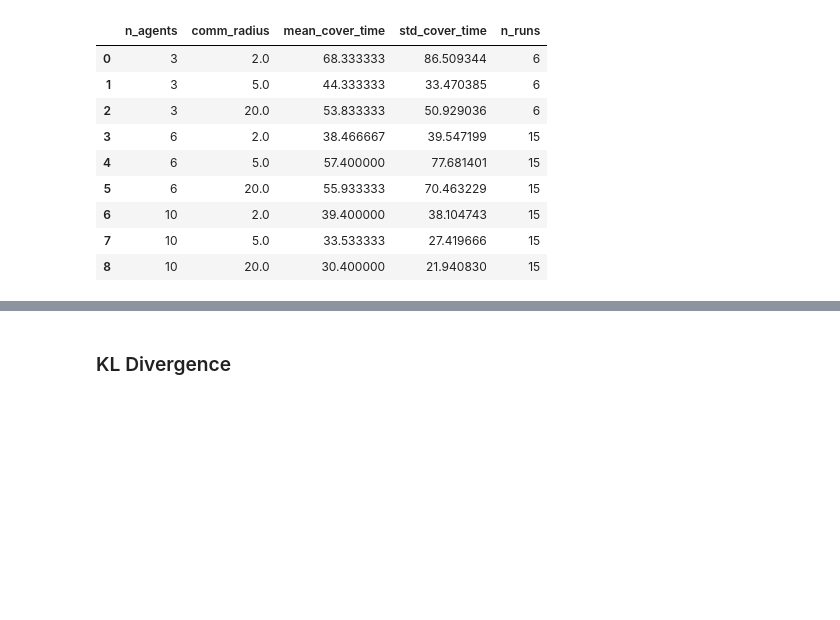
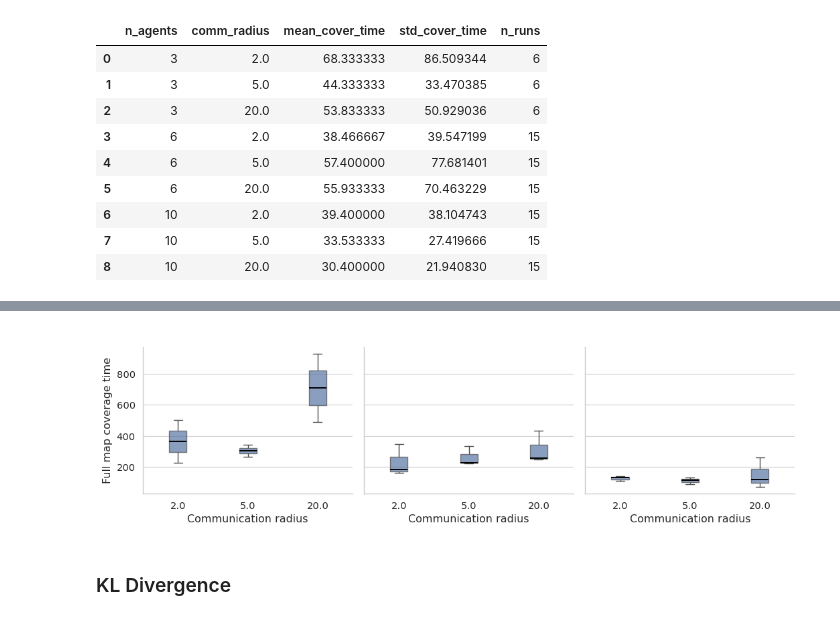
Before and after one commit to sastry-group/MAES, a Jupyter notebook: viz/plot_multiple_methods.ipynb, the cells around one changed output, grey strips where cells are left out. Cells and saved outputs as stored; diff of their text form; code cells hidden in the pictures; blank space fills up the shorter version.

```diff
--- a/viz/plot_multiple_methods.ipynb
+++ b/viz/plot_multiple_methods.ipynb
@@ -846,35 +928,48 @@ final_cover_table
 # %%
 import seaborn as sns
 import matplotlib.pyplot as plt
+
+sns.set_theme(
+    style="whitegrid",
+    context="paper",
+    font_scale=1.2,
+)
+
 g = sns.catplot(
     data=cover_df,
     x="comm_radius",
     y="cover_time",
     col="n_agents",
-    hue="comm_radius",
     kind="box",
     showfliers=False,
-    height=3.2,        # match ROI plot
+    height=3.2,
     aspect=1.1,
     width=0.25,
-    palette=colors,
+    color="#4C72B0",
     linewidth=1.0,
-    boxprops=dict(alpha=0.6),
+    boxprops=dict(alpha=0.7),
     whiskerprops=dict(linewidth=1.0),
     capprops=dict(linewidth=1.0),
-    medianprops=dict(color="black", linewidth=1.3),
+    medianprops=dict(color="black", linewidth=1.4),
 )
 
-g.set_axis_labels("Communication radius", "Full coverage time (s)")
-g._legend.remove()
+g.set_axis_labels(
+    "Communication radius",
+    "Full map coverage time"
+)
+
 # g.set_titles("UAVs = {col_name}")
 g.set_titles(" ")
 
+# Clean spines
 for ax in g.axes.flat:
     sns.despine(ax=ax)
 
 plt.tight_layout()
-plt.savefig("cover_time.pdf", bbox_inches="tight")
+plt.savefig("full_map_coverage_vs_comm_radius.pdf", bbox_inches="tight")
+plt.show()
+# %% [output]
+[figure, added]
 # %% [markdown]
 ### KL Divergence
 # %%
```
Also changed, not shown: parts of 7 cells of this notebook, 10 other files.
